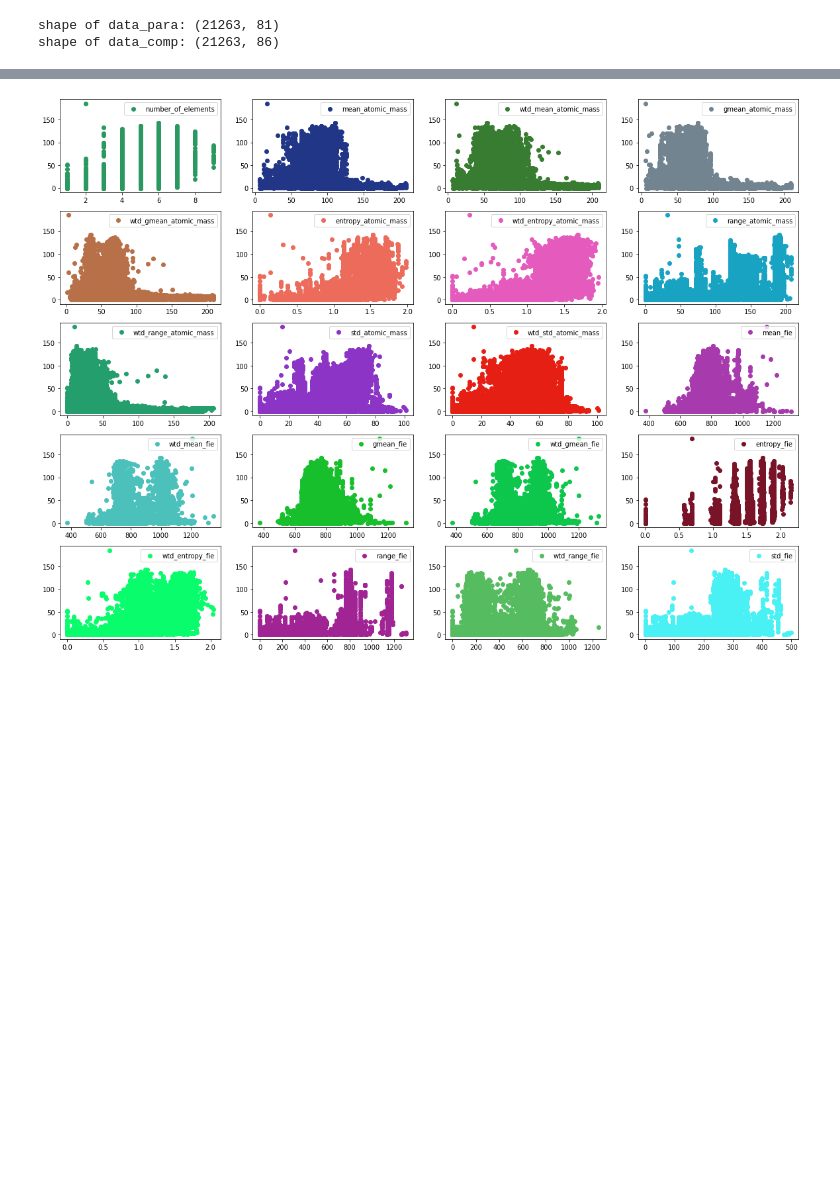
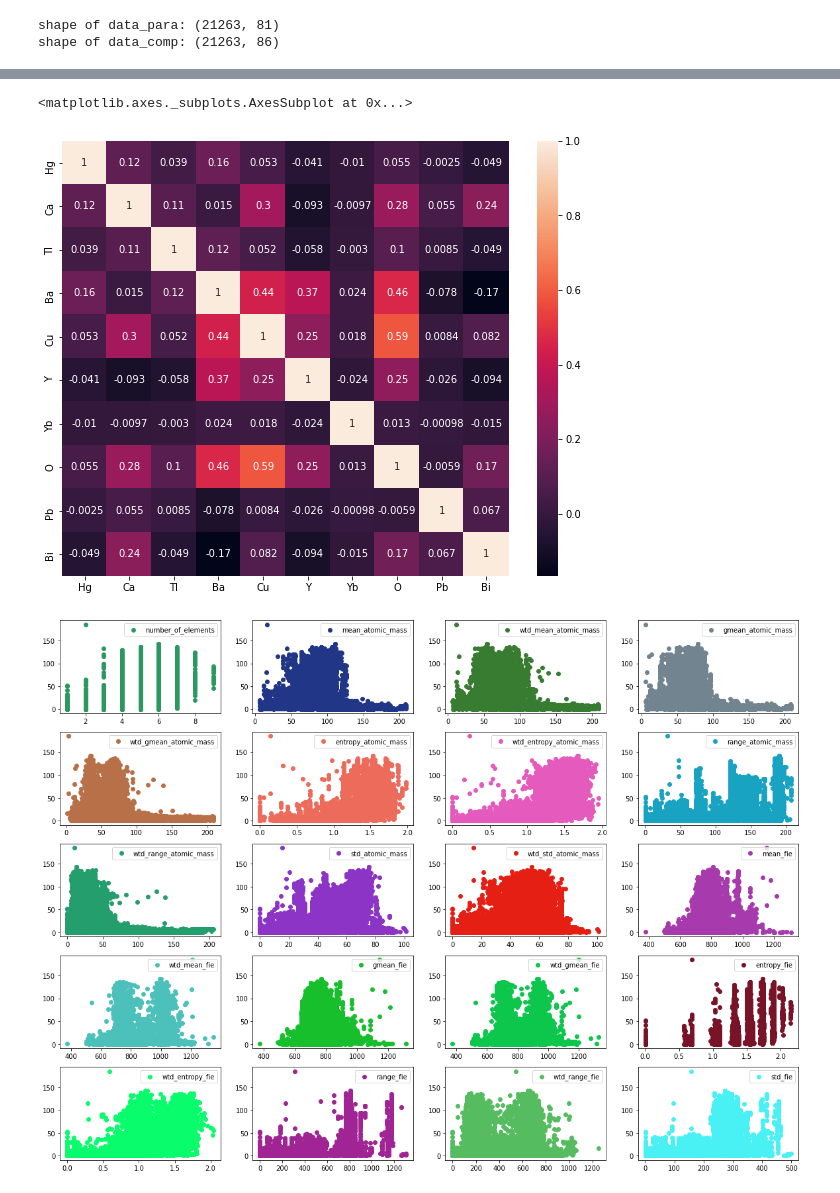
Before and after one commit to Redhatt/MS-ML, a Jupyter notebook: Train.ipynb, the cells around one changed output, grey strips where cells are left out. Saved outputs shown, nothing was run; the diff lists cells and outputs as text; code cells hidden in the pictures; blank space fills up the shorter version.

```diff
--- a/Train.ipynb
+++ b/Train.ipynb
@@ -109,3 +130,14 @@ shape of data_comp: (21263, 86)
+# %%
+most_comp = ['Hg', 'Ca', 'Tl', 'Ba', 'Cu', 'Y', 'Yb', 'O', 'Pb', 'Bi']
+df_comp_mean = df_comp[most_comp]
+corre = df_comp_mean.corr()
+
+figure = plt.figure()
+figure.set_size_inches(10, 8)
+sb.heatmap(corre, xticklabels=corre.columns, yticklabels=corre.columns, annot=True)
+# %% [output]
+<matplotlib.axes._subplots.AxesSubplot at 0x...>
+[figure, added]
 # %%
 # ploting data
 # playing and looking for some relation among different parameters againest temp
```
Also changed, not shown: parts of 4 cells of this notebook.
